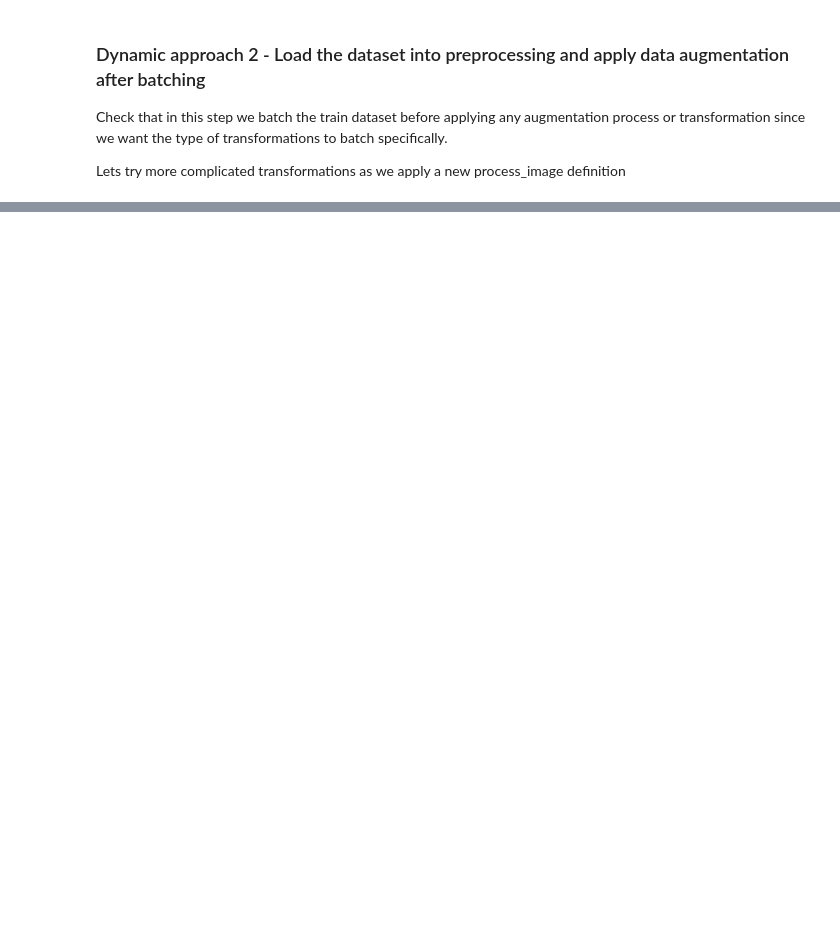
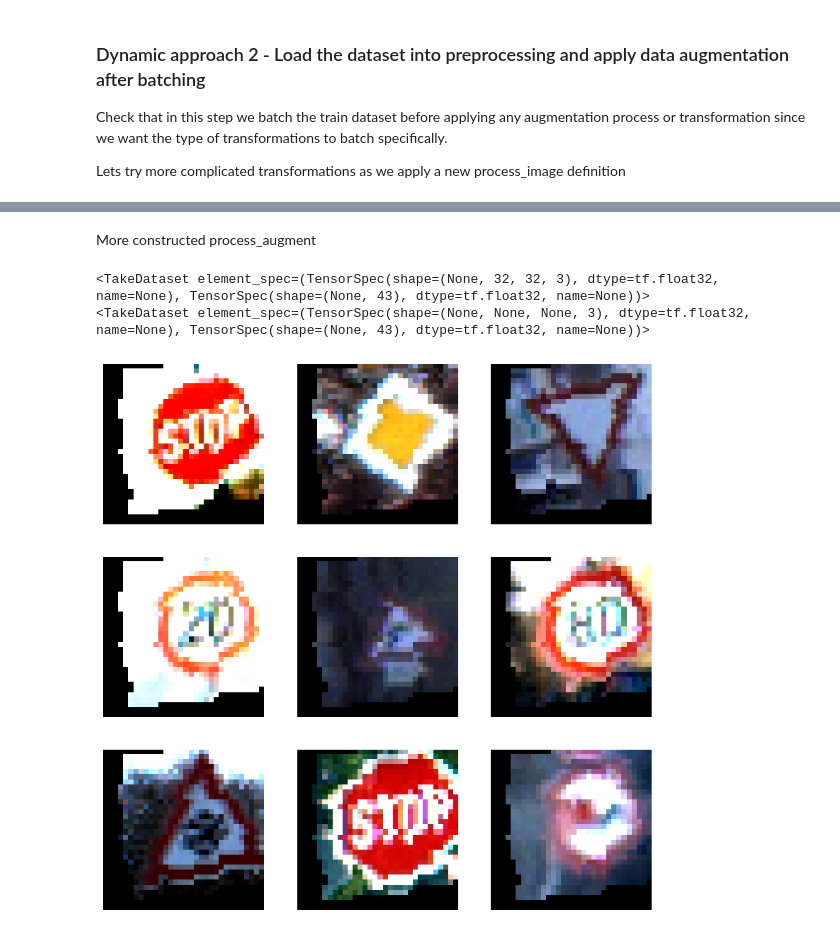
Before and after one commit to JoaoRamoss/computer-vision, a Jupyter notebook: dynamicNotebook.ipynb, the cells around one changed output, grey strips where cells are left out. Saved outputs shown, nothing was run; the diff lists cells and outputs as text; code cells hidden in the pictures; blank space fills up the shorter version.

```diff
--- a/dynamicNotebook.ipynb
+++ b/dynamicNotebook.ipynb
@@ -865,0 +836,13 @@ Lets try more complicated transformations as we apply a new process_image defini
+# %%
+def normalize(images,labels):
+    images = tf.cast(images,tf.float32)
+    images /=255
+    return images, labels
+
+trainB_ds = trainB_ds.map(normalize,num_parallel_calls=AUTOTUNE)
+validationB_ds = validationB_ds.map(normalize,num_parallel_calls=AUTOTUNE)
+testB_ds = testB_ds.map(normalize,num_parallel_calls=AUTOTUNE)
+# %%
+trainB_ds = trainB_ds.cache()
+trainB_ds = trainB_ds.shuffle(buffer_size=10200)
+trainB_ds = trainB_ds.cache().prefetch(buffer_size=AUTOTUNE)
@@ -865,0 +917,41 @@ Lets try more complicated transformations as we apply a new process_image defini
+# %% [markdown]
+More constructed process_augment
+# %%
+def process_augment(image,label):
+    # Random rotation in a range to simulate different viewing angles.
+    image, label = process_rotate(image, label)
+
+    # Continue with a random translation (shift) to simulate different positioning of the sign in the image.
+    image, label = process_translate(image, label)
+
+    # slight skew in perspective.
+    image, label = process_shear(image, label)
+
+    # Changing contrast and brightness can simulate different lighting conditions.
+    image, label = process_contrast(image, label)
+    image, label = process_brightness(image, label)
+
+    # Hue and saturation changes can simulate different camera color settings and different times of day.
+    # But it's crucial to ensure that these don't disrupt the colors of the signs too much as color can be an important classifying feature.
+    # Therefore, we should use these sparingly and with smaller deltas.
+    #image, label = process_hue(image, label)
+    #image, label = process_saturation(image, label)
+
+    return image,label
+# %%
+trainB_ds_aug = trainB_ds
+trainB_ds_aug = trainB_ds_aug.cache()
+trainB_ds_aug = trainB_ds_aug.shuffle(buffer_size=10200)
+trainB_ds_aug = trainB_ds_aug.map(process_augment)
+trainB_ds_aug = trainB_ds_aug.prefetch(buffer_size=AUTOTUNE)
+# %%
+print(trainB_ds.take(1))
+print(trainB_ds_aug.take(1))
+# %% [output]
+<TakeDataset element_spec=(TensorSpec(shape=(None, 32, 32, 3), dtype=tf.float32, name=None), TensorSpec(shape=(None, 43), dtype=tf.float32, name=None))>
+<TakeDataset element_spec=(TensorSpec(shape=(None, None, None, 3), dtype=tf.float32, name=None), TensorSpec(shape=(None, 43), dtype=tf.float32, name=None))>
+# %%
+for images, _ in trainB_ds_aug.take(1):
+    visualize_augment(images,_)
+# %% [output]
+[figure, added]
```
Also changed, not shown: parts of 58 cells of this notebook, 19 other files.
